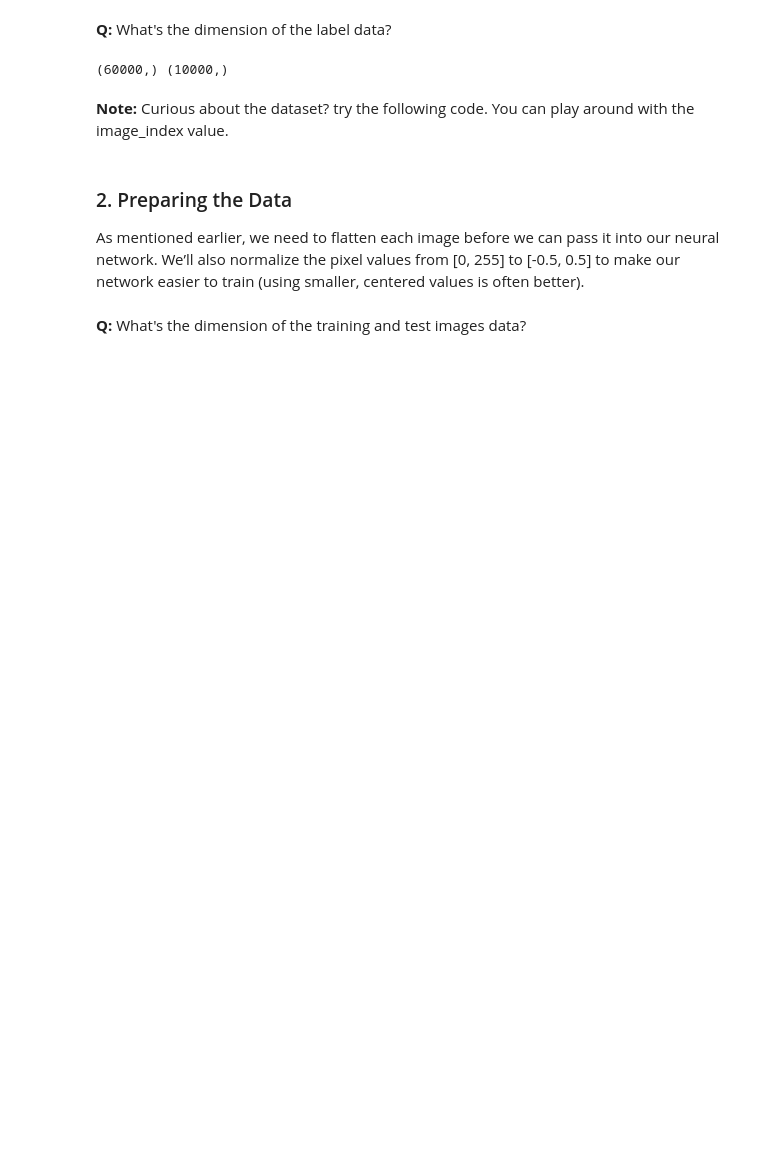
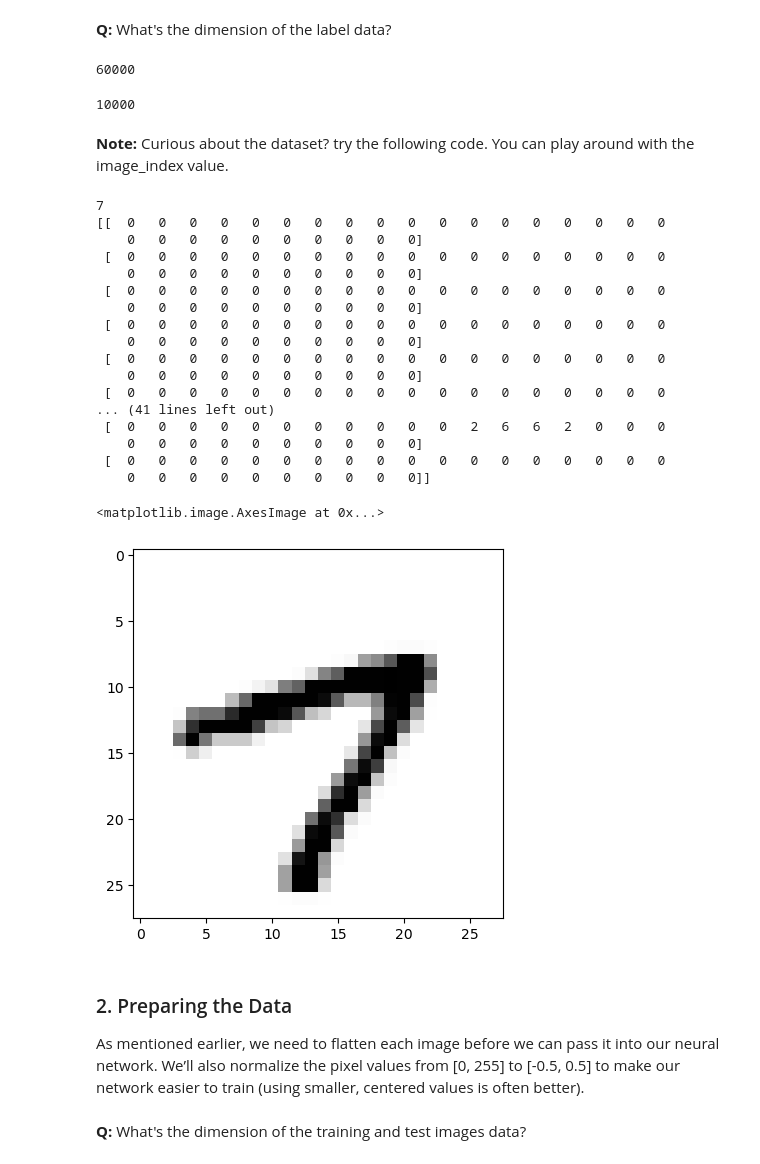
Before and after one commit to justincodestoday/DataScienceExercises, a Jupyter notebook: Exercises/Exe31 - MNIST Handwriting Exercise.ipynb, the cells around one changed output. Cells and saved outputs as stored; diff of their text form; code cells hidden in the pictures; blank space fills up the shorter version.

```diff
--- a/Exercises/Exe31 - MNIST Handwriting Exercise.ipynb
+++ b/Exercises/Exe31 - MNIST Handwriting Exercise.ipynb
@@ -53,20 +62,44 @@ print(train_images.shape, test_images.shape)
 # %% [markdown]
 **Q:** What's the dimension of the label data?
-# %%
-print(train_labels.shape, test_labels.shape)
-# %% [output]
-(60000,) (10000,)
+# %%
+train_labels.size
+# %% [output]
+60000
+# %%
+test_labels.size
+# %% [output]
+10000
 # %% [markdown]
 **Note:** Curious about the dataset? try the following code. You can play around with the image_index value.
 # %%
-# import matplotlib.pyplot as plt
+import matplotlib.pyplot as plt
 
-# image_index = 101 # You may select anything up to 60,000
+image_index = 101 # You may select anything up to 60,000
 
-# print(train_labels[image_index]) # The label is 8
-# print(train_images[image_index])
+print(train_labels[image_index]) # The label is 8
+print(train_images[image_index])
 
-# plt.imshow(train_images[image_index], cmap='Greys')
+plt.imshow(train_images[image_index], cmap='Greys')
+# %% [output]
+7
+[[  0   0   0   0   0   0   0   0   0   0   0   0   0   0   0   0   0   0
+    0   0   0   0   0   0   0   0   0   0]
+ [  0   0   0   0   0   0   0   0   0   0   0   0   0   0   0   0   0   0
+    0   0   0   0   0   0   0   0   0   0]
+ [  0   0   0   0   0   0   0   0   0   0   0   0   0   0   0   0   0   0
+    0   0   0   0   0   0   0   0   0   0]
+ [  0   0   0   0   0   0   0   0   0   0   0   0   0   0   0   0   0   0
+    0   0   0   0   0   0   0   0   0   0]
+ [  0   0   0   0   0   0   0   0   0   0   0   0   0   0   0   0   0   0
+    0   0   0   0   0   0   0   0   0   0]
+ [  0   0   0   0   0   0   0   0   0   0   0   0   0   0   0   0   0   0
+... (41 lines left out)
+ [  0   0   0   0   0   0   0   0   0   0   0   2   6   6   2   0   0   0
+    0   0   0   0   0   0   0   0   0   0]
+ [  0   0   0   0   0   0   0   0   0   0   0   0   0   0   0   0   0   0
+    0   0   0   0   0   0   0   0   0   0]]
+<matplotlib.image.AxesImage at 0x...>
+[figure, added]
 # %% [markdown]
 ### 2. Preparing the Data
 As mentioned earlier, we need to flatten each image before we can pass it into our neural network. We’ll also normalize the pixel values from [0, 255] to [-0.5, 0.5] to make our network easier to train (using smaller, centered values is often better).
```
Also changed, not shown: parts of 15 cells of this notebook, 19 other files.
